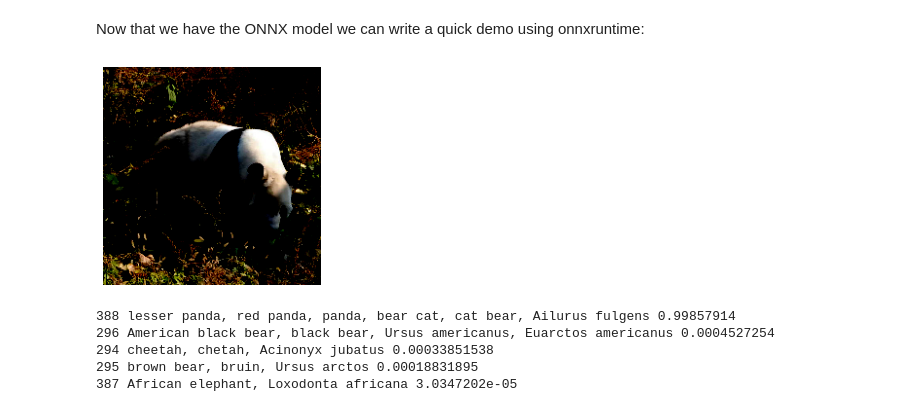
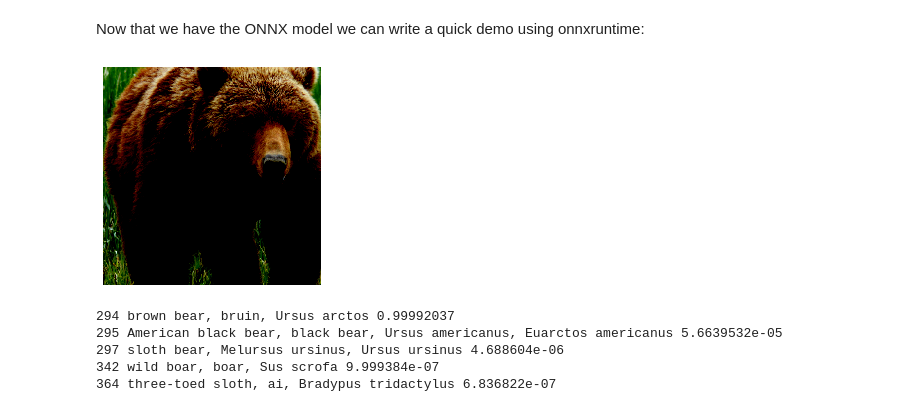
Before and after one commit to onnx/tensorflow-onnx, a Jupyter notebook: tutorials/efficientnet-lite.ipynb, the cells around one changed output. Cells and saved outputs as stored; diff of their text form; code cells hidden in the pictures.

Commit message:
fix label offset in tutorial

```diff
--- a/tutorials/efficientnet-lite.ipynb
+++ b/tutorials/efficientnet-lite.ipynb
@@ -135,34 +157,35 @@ def resize_with_aspectratio(img, out_height, out_width, scale=87.5, inter_pol=cv
         h = new_height
         w = int(new_width * width / height)
     img = cv2.resize(img, (w, h), interpolation=inter_pol)
     return img
 
 
 def pre_process_edgetpu(img, dims):
     output_height, output_width, _ = dims
     img = resize_with_aspectratio(img, output_height, output_width, inter_pol=cv2.INTER_LINEAR)
     img = center_crop(img, output_height, output_width)
     img = np.asarray(img, dtype='float32')
     img -= [127.0, 127.0, 127.0]
     img /= [128.0, 128.0, 128.0]
     return img
 
 
 # read the image
 fname = "panda.jpg"
+fname = "grizzly.jpg"
 img = cv2.imread(fname)
 img = cv2.cvtColor(img, cv2.COLOR_BGR2RGB)
 
 # pre-process the image like mobilenet and resize it to 300x300
 img = pre_process_edgetpu(img, (224, 224, 3))
 plt.axis('off')
 plt.imshow(img)
 plt.show()
 
 # create a batch of 1 (that batch size is buned into the saved_model)
 img_batch = np.expand_dims(img, axis=0)
 # %% [output]
-[figure, old version]
+[figure, new version]
 # %%
 # load the model
 sess = rt.InferenceSession(MODEL + ".onnx")
@@ -170,12 +193,11 @@ sess = rt.InferenceSession(MODEL + ".onnx")
 # run inference and print results
 results = sess.run(["Softmax:0"], {"images:0": img_batch})[0]
 result = reversed(results[0].argsort()[-5:])
-# result = np.argmax(results, axis=1)
 for r in result:
-    print(r, labels[str(r-1)], results[0][r])
+    print(r, labels[str(r)], results[0][r])
 # %% [output]
-388 lesser panda, red panda, panda, bear cat, cat bear, Ailurus fulgens 0.99857914
-296 American black bear, black bear, Ursus americanus, Euarctos americanus 0.0004527254
-294 cheetah, chetah, Acinonyx jubatus 0.00033851538
-295 brown bear, bruin, Ursus arctos 0.00018831895
-387 African elephant, Loxodonta africana 3.0347202e-05
+294 brown bear, bruin, Ursus arctos 0.99992037
+295 American black bear, black bear, Ursus americanus, Euarctos americanus 5.6639532e-05
+297 sloth bear, Melursus ursinus, Ursus ursinus 4.688604e-06
+342 wild boar, boar, Sus scrofa 9.999384e-07
+364 three-toed sloth, ai, Bradypus tridactylus 6.836822e-07
```
Also changed, not shown: parts of 5 cells of this notebook.
